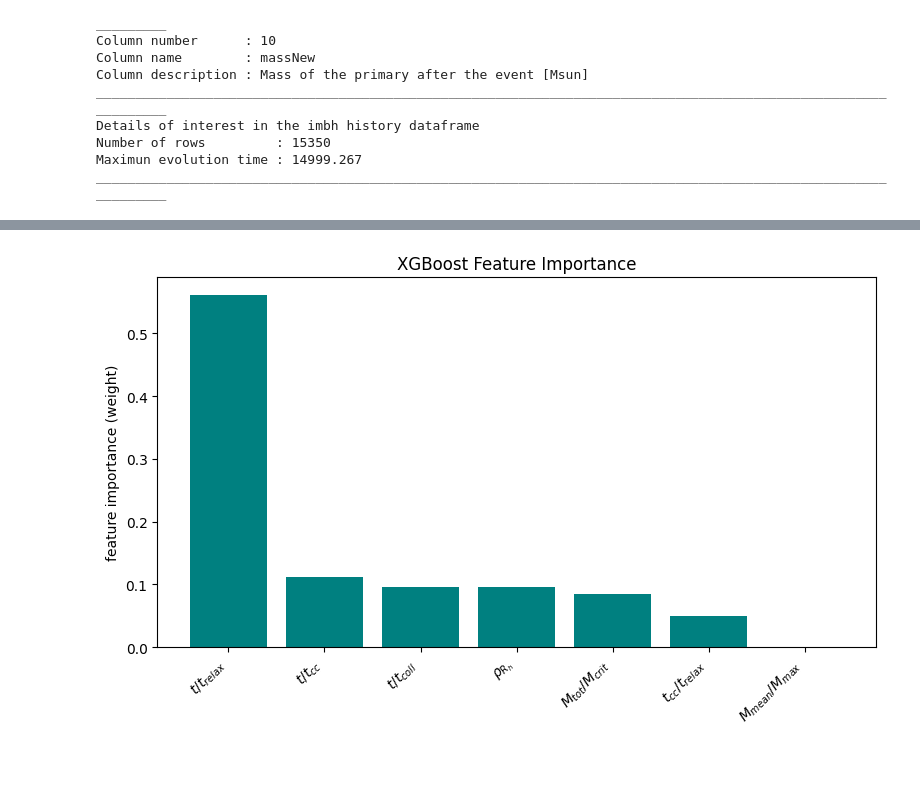
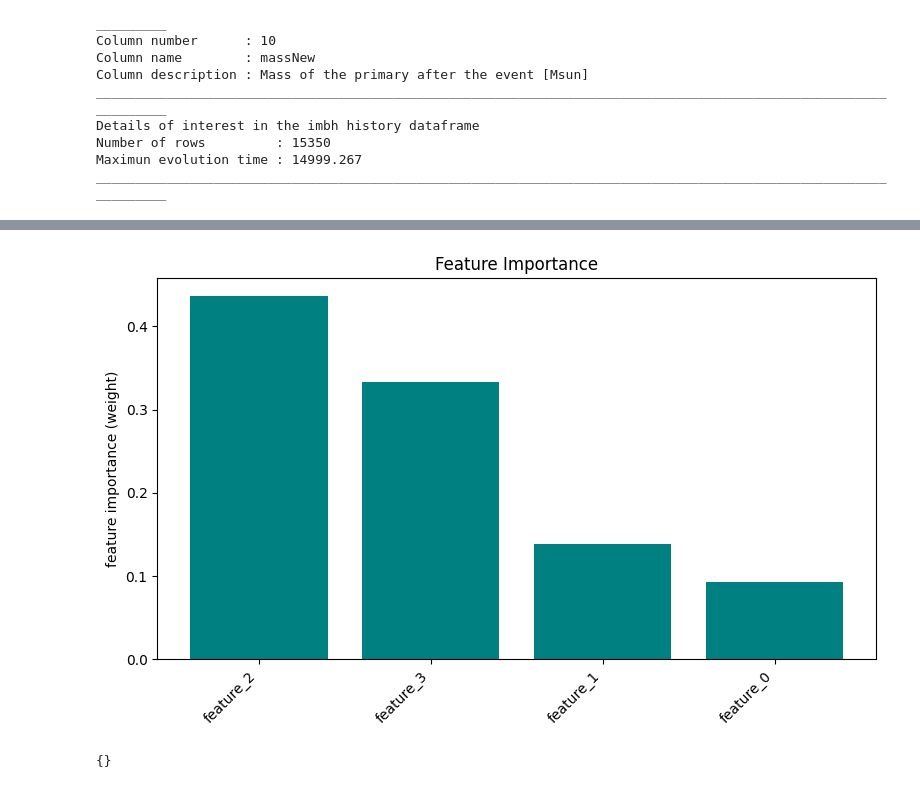
Before and after one commit to Milo-Jsb/LEMONsc, a Jupyter notebook: notebooks/SmallMOCCA.ipynb, the cells around one changed output, grey strips where cells are left out. Saved outputs shown, nothing was run; the diff lists cells and outputs as text; code cells hidden in the pictures.

```diff
--- a/notebooks/SmallMOCCA.ipynb
+++ b/notebooks/SmallMOCCA.ipynb
@@ -403,0 +266,4 @@ Test R2  : 0.3280
+# %%
+train_df = pd.read_csv("./datasets/moccasurvey/pm_exp/0_fold/train.csv")
+val_df   = pd.read_csv("./datasets/moccasurvey/pm_exp/0_fold/val.csv")
+test_df  = pd.read_csv("./datasets/moccasurvey/pm_exp/test.csv")
@@ -403,0 +339,17 @@ Test R2  : 0.3280
+# %%
+# Features
+X_train = train_df[feature[:-1]].to_numpy()
+X_val   = val_df[feature[:-1]].to_numpy()
+X_test  = test_df[feature[:-1]].to_numpy()
+
+# Target
+y_train  = train_df["log(M_MMO)"].to_numpy()
+y_val    = val_df["log(M_MMO)"].to_numpy()
+y_test   = test_df["log(M_MMO)"].to_numpy()
+# %%
+model = MLTreeRegressor(model_type   = "xgboost",
+                        verbose       = True)
+
+model.fit(X_train=X_train, y_train=y_train, X_val=X_val, y_val=y_val, early_stopping_rounds=50)
+
+metrics = model.evaluate(X=X_test, y=y_test)
@@ -408,16 +407,23 @@ corr_plot(predictions=y_pred, true_values=y_test, path_save="./", name_file="pro
 # %%
 # Get feature importances (e.g., by gain)
-importances = model.feature_importances_
-feature_names = ["$t/t_{cc}$", "$t/t_{relax}$", "$t/t_{coll}$",
-                 "$M_{tot}/M_{crit}$", "$t_{cc}/t_{relax}$", "$M_{mean}/M_{max}$", r"$\rho_{R_h}$"]
+importances_dict = model.get_feature_importance()
+# Convert to lists and sort by importance descending
+features_names   = list(importances_dict.keys())
+importances      = list(importances_dict.values())
+
+# Sort indices by importance descending
 indices = np.argsort(importances)[::-1]
 
 plt.figure(figsize=(8, 5))
-plt.bar(range(len(importances)), importances[indices], align='center', color="teal")
-plt.xticks(range(len(importances)), [feature_names[i] for i in indices], rotation=45, ha='right')
+plt.bar(range(len(importances)), [importances[i] for i in indices], align='center', color="teal")
+plt.xticks(range(len(importances)), [features_names[i] for i in indices], rotation=45, ha='right')
 plt.ylabel('feature importance (weight)')
-plt.title('XGBoost Feature Importance')
+plt.title('Feature Importance')
 plt.tight_layout()
 plt.show()
 # %% [output]
-[figure, old version]
+[figure, new version]
+# %%
+model.training_history
+# %% [output]
+{}
```
Also changed, not shown: parts of 26 cells of this notebook, 17 other files.
